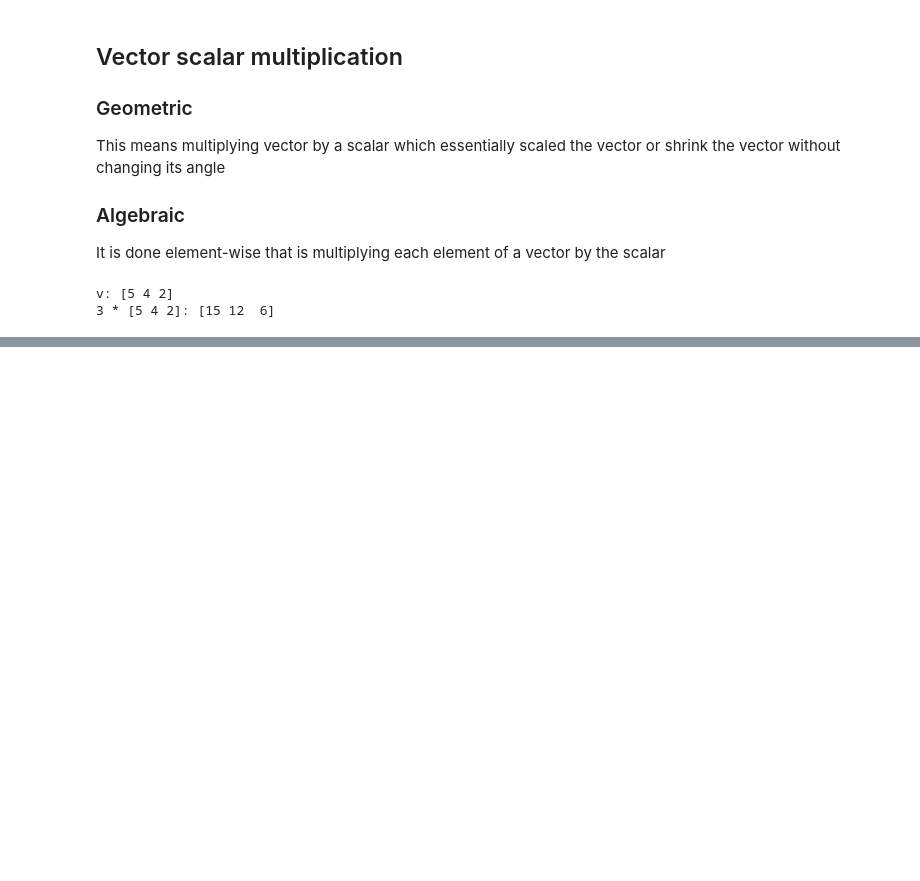
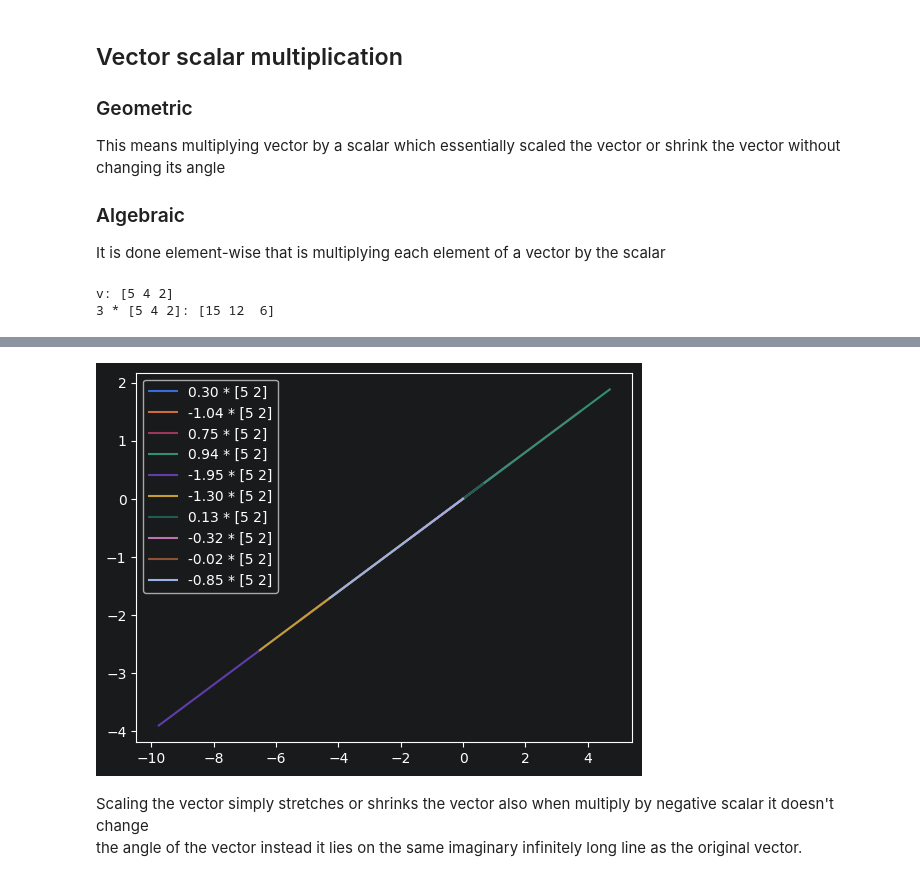
Before and after one commit to hayohtee/ml-math, a Jupyter notebook: linear_algebra/vectors.ipynb, the cells around one changed output, grey strips where cells are left out. Saved outputs shown, nothing was run; the diff lists cells and outputs as text; code cells hidden in the pictures; blank space fills up the shorter version.

```diff
--- a/linear_algebra/vectors.ipynb
+++ b/linear_algebra/vectors.ipynb
@@ -129,0 +134,17 @@ v: [5 4 2]
+# %%
+v = np.array([5, 2])
+
+rng = np.random.default_rng(seed=42)
+scalars = rng.standard_normal(size=10)
+
+for scalar in scalars:
+    new_v = scalar * v
+    plt.plot([0, new_v[0]], [0, new_v[1]], label=f"{scalar:.2f} * {v}")
+
+plt.legend()
+plt.show()
+# %% [output]
+[figure, added]
+# %% [markdown]
+Scaling the vector simply stretches or shrinks the vector also when multiply by negative scalar it doesn't change\
+the angle of the vector instead it lies on the same imaginary infinitely long line as the original vector.
```
Also changed, not shown: parts of 1 cell of this notebook.
